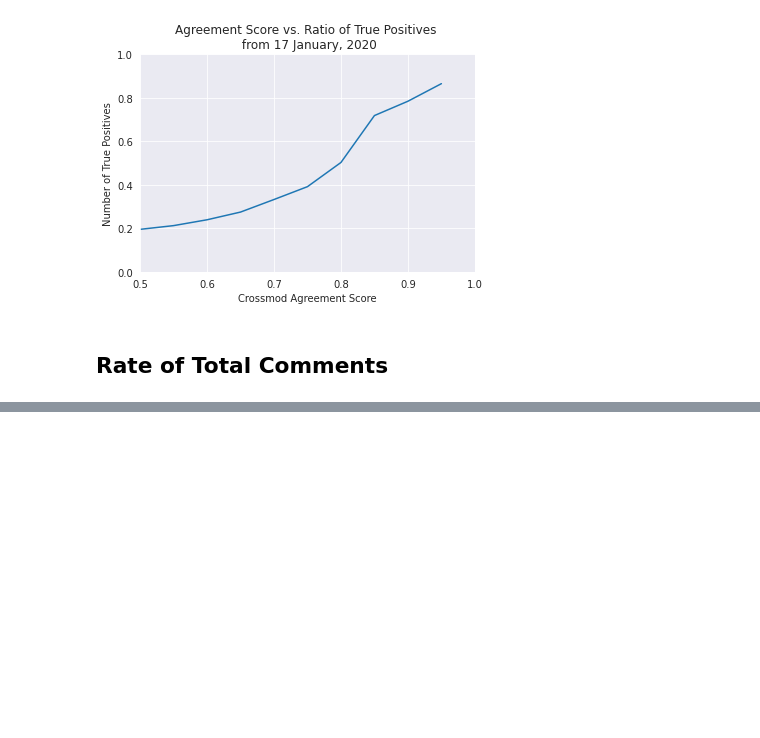
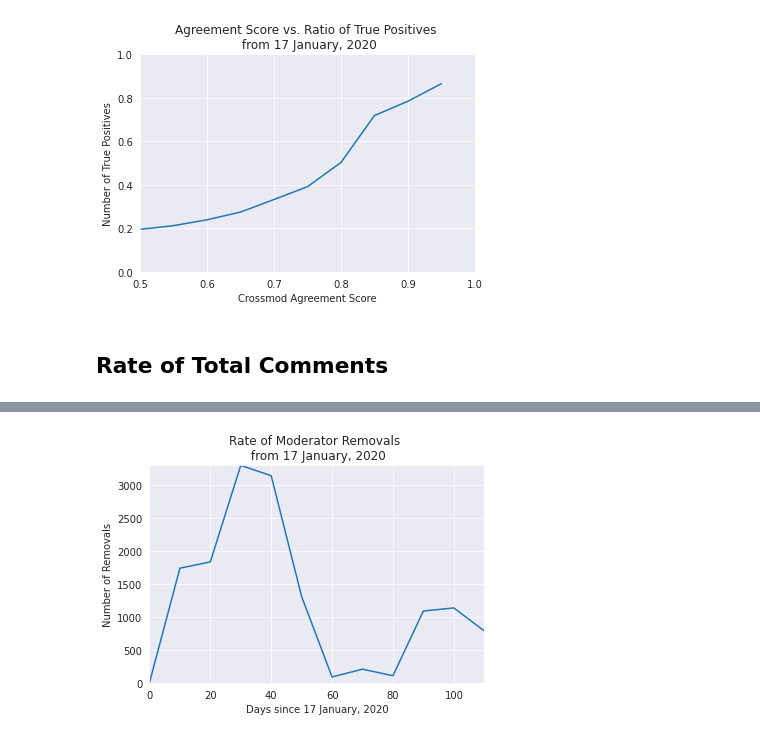
Before and after one commit to adishy/crossmod, a Jupyter notebook: analysis/reporting-experiment.ipynb, the cells around one changed output, grey strips where cells are left out. Cells and saved outputs as stored; diff of their text form; code cells hidden in the pictures; blank space fills up the shorter version.

Commit message:
Updating reporting-experiment to include rate metrics

```diff
--- a/analysis/reporting-experiment.ipynb
+++ b/analysis/reporting-experiment.ipynb
@@ -461,0 +462,3 @@ plt.show()
+# %%
+for i in range(0, len(ratios)):
+    print("Threshold >= , ", agreement_scores[i] ," => True positive rate = ", ratios[i])
@@ -461,0 +476,31 @@ plt.show()
+# %%
+# Rate of Moderator Removals
+def comments_moderated_between_dates(start_date, end_date):
+    return df[(df.ingested >= start_date) & (df.ingested < end_date) & (df.banned_by.notnull())].shape[0]
+##############################################################
+# Change bucket size (in days) for a smoother rate
+##############################################################
+bucket_size = 10
+##############################################################
+dates = [i for i in range(int((max_date - min_date).days/bucket_size))]
+dates = [ i * bucket_size for i in dates]
+number_of_moderated_comments = [0] + [comments_moderated_between_dates(min_date + datetime.timedelta(days = dates[i - 1]),
+                                                   min_date + datetime.timedelta(days = dates[i]))
+                            for i in range(1, len(dates))]
+x_axis = 'days'
+y_axis = 'number_of_moderated_comments'
+line_plot_df = pd.DataFrame({x_axis: dates, y_axis: number_of_moderated_comments}, columns = [x_axis, y_axis])
+seaborn.set_style("darkgrid")
+line_plot = seaborn.lineplot(x = x_axis, y = y_axis, data = line_plot_df)
+line_plot.set_title(f'Rate of Moderator Removals \n from {min_date.strftime("%d %B, %Y")}')
+line_plot.set_xlabel(f'Days since {min_date.strftime("%d %B, %Y")}')
+line_plot.set_ylabel(f'Number of Removals')
+##############################################################
+# Set scale for x and y axis
+##############################################################
+plt.xlim(0, max(dates))
+plt.ylim(0, max(number_of_moderated_comments))
+##############################################################
+plt.show()
+# %% [output]
+[figure, added]
```
Also changed, not shown: parts of 4 cells of this notebook.
